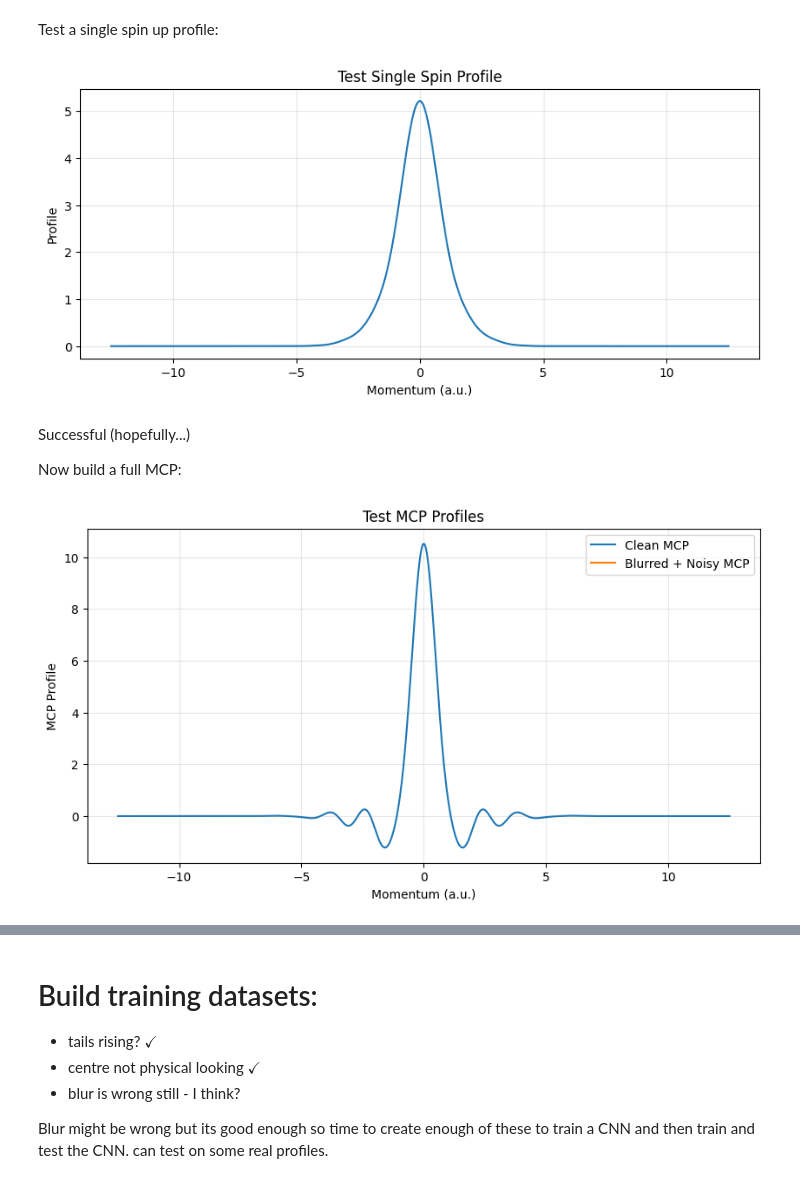
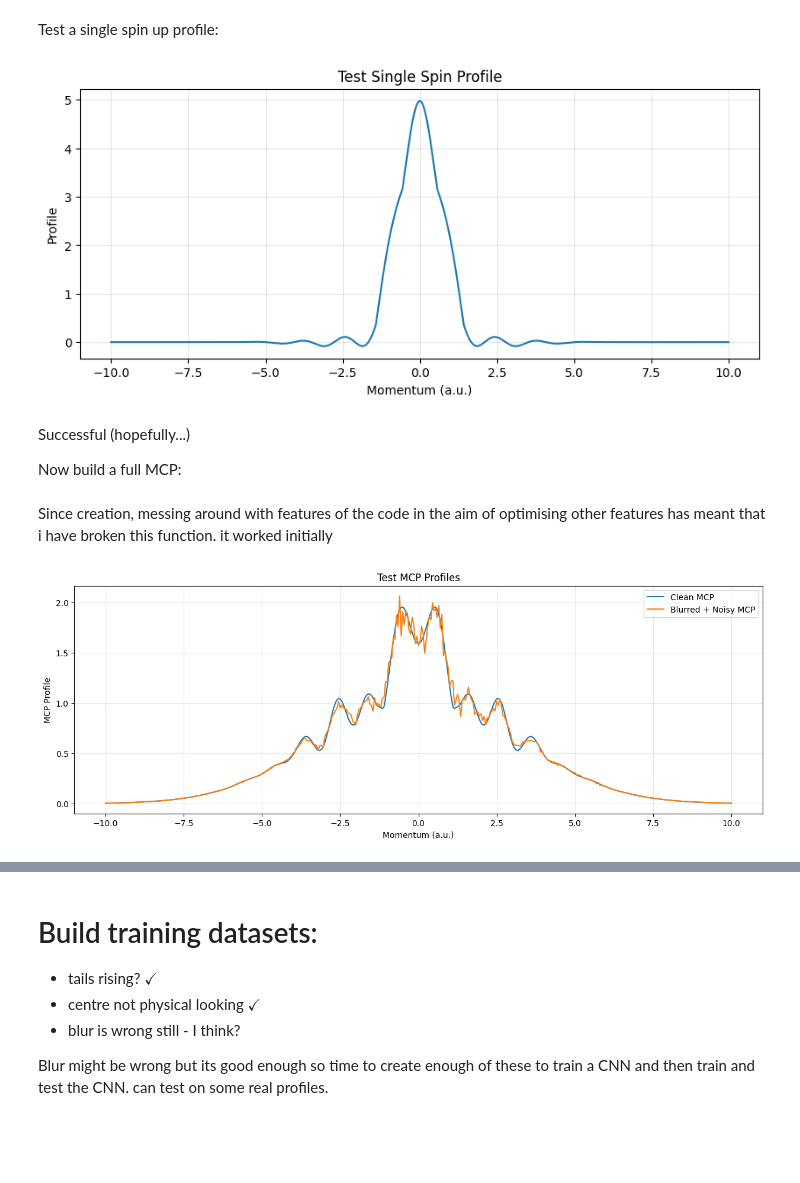
Before and after one commit to jpjharg/DISS, a Jupyter notebook: sytheticMCP.ipynb, the cells around one changed output, grey strips where cells are left out. Cells and saved outputs as stored; diff of their text form; code cells hidden in the pictures; blank space fills up the shorter version.

Commit message:
Synethic MCP file fixes and fit_MCP building using  curve_fit functions

```diff
--- a/sytheticMCP.ipynb
+++ b/sytheticMCP.ipynb
@@ -26,19 +26,19 @@ spin_asymm = 0.8
 
 # experimental parameters
 t_count = 5e5
-res_fwhm = 0.35
+res_fwhm = 0.12
 err_scaling = 1
 
 # random parameters
-gauss_width_range = (0.3, 2.0)
+gauss_width_range = (0.3, 1.0)
 gauss_amp_range = (0.05, 1.0)
-parab_curv_range = (-2.5, -1.5)
+parab_curv_range = (0.5, 1.5)
 parab_offset_range = (1.5, 2.5)
 
 fermi_window_width = 2
 fermi_window_amp = 0.5
-fermi_scale_range = (0.1, 0.2)
-fermi_coeff_range = 0.3
+fermi_scale_range = (-2, -1.5)
+fermi_coeff_range = 0.2
 
 n_train = 200000
 n_test = 50000
@@ -56,7 +56,7 @@ def gaussian(x, width, amp):
 
 
 def parabola(x, vertex, curve, offset):
-    return offset + curve * (x - vertex) ** 2
+    return offset - curve * (x - vertex) ** 2
 
 
 def fourier_series(x, a_coeffs, b_coeffs, frequency, n=0):
@@ -207,13 +198,10 @@ def add_fermi_features(y, x, fermi_window, fermi_scale_range, fermi_coeff_range,
 Test a single spin up profile:
 # %%
 #Test...
-
-def generate_single_spin_profile(x, n_gauss, gauss_width_range, gauss_amp_range, parab_curv_range, parab_offset_range, fermi_scale_range, fermi_coeff_range, rng):
-    base_y , params = evaluate_base_model(x, n_gauss, gauss_width_range, gauss_amp_range, parab_curv_range, parab_offset_range,rng)
+def generate_single_spin_profile(x, n_gauss, gauss_width_range, gauss_amp_range, parab_curv_range, parab_offset_range,fermi_scale_range, fermi_coeff_range, rng):
+    base_y, params = evaluate_base_model(x, n_gauss, gauss_width_range, gauss_amp_range,parab_curv_range, parab_offset_range, rng)
     y_up = add_fermi_features(base_y, x, fermi_window, fermi_scale_range, fermi_coeff_range, rng)
-
     return y_up
-
 
 
 test_profile = generate_single_spin_profile(pz, n_gauss, gauss_width_range, gauss_amp_range, parab_curv_range, parab_offset_range, fermi_scale_range, fermi_coeff_range, rng)
@@ -226,7 +214,7 @@ plt.title('Test Single Spin Profile')
 plt.grid(True, alpha=0.3)
 plt.show()
 # %% [output]
-[figure, old version]
+[figure, new version]
 # %% [markdown]
 Successful (hopefully...)
 
@@ -297,57 +255,57 @@ def generate_mcp(x, n_gauss, gauss_width_range, gauss_amp_range,
+# %% [markdown]
+Since creation, messing around with features of the code in the aim of optimising other features has meant that i have broken this function. it worked initially
 # %%
-#Test...
+#grid parameters
+Npts = 401
+pz_min = -10
+pz_max = 10
 
-from matplotlib.pyplot import figure, plot
+# physical parameters
+n_gauss = 5
+fourier_order = 7
+spin_asymm = 0.8
 
-#grid parameters
-Npts = 2401
-pz_min = -12.5
-pz_max = 12.5
+# experimental parameters
+t_count = 5e5
+res_fwhm = 0.35
+err_scaling = 1
 
-# Physical parameters
-n_gauss = 4  # Real Ni shows 2-3 main peaks, not 5
-fourier_order = 5  # Increase for realistic fine oscillations (was 10)
-spin_asymm = 0.8  # Keep - realistic for magnetic materials
+# random parameters
+gauss_width_range = (0.3, 2.0)
+gauss_amp_range = (0.05, 0.5)
+parab_curv_range = (0.5, 1.5)
+parab_offset_range = (1.5, 2.5)
 
-# Experimental parameters
-t_count = 1e6  # Increase from 5e5 - reduces noise, clearer features
-res_fwhm = 0.12  # Reduce from 0.45 - less blur, model learns realistic deconvolution
-err_scaling = 1.2  # Slightly harder training data
-
-# Random parameters
-gauss_width_range = (0.4, 1.2)  # Narrower range - more realistic peak widths
-gauss_amp_range = (0.15, 0.7)  # Avoid tiny/huge peaks
-parab_curv_range = (-2.5, -1.5)  # Less extreme curvature
-parab_offset_range = (0.1, 0.6)  # Tighter range for consistency
-
-# Fermi parameters
-fermi_window_width = 5  # Keep
-fermi_window_amp = 1  # Keep
-fermi_scale_range = (0.2, 0.4)  # Keep
-fermi_coeff_range = 0.4  # Keep
+fermi_window_width = 2
+fermi_window_amp = 0.2
+fermi_scale_range = (-4, -3)
+fermi_coeff_range = 0.5
 
 n_train = 200000
 n_test = 50000
 
 pz = np.linspace(pz_min, pz_max, Npts)
 grid_spacing = np.abs(pz[1] - pz[0])
 res_sigma = res_fwhm / (2 * np.sqrt(2 * np.log(2))) / grid_spacing
+fermi_window = gaussian(pz, fermi_window_width, fermi_window_amp)
 
 rng = np.random.default_rng()
 
-mcp_clean, mcp_blur, mcp_noisy, mcp_blur_noisy = generate_mcp(pz, n_gauss, gauss_width_range, gauss_amp_range, parab_curv_range, parab_offset_range, fermi_scale_range, fermi_coeff_range, rng)
+from matplotlib.pyplot import figure, plot
 
-figure(figsize=(10, 5))
+mcp_clean, mcp_blur, mcp_noisy, mcp_blur_noisy = generate_mcp(pz, n_gauss, gauss_width_range, gauss_amp_range, parab_curv_range, parab_offset_range, fermi_scale_range, fermi_coeff_range, rng, spin_asymm = 0.8)
+
+figure(figsize=(15, 5))
 plot(pz, mcp_clean, label='Clean MCP')
 #plot(pz, mcp_blur, label='Blurred MCP')
 #plot(pz, mcp_noisy, label='Noisy MCP')
 plot(pz, mcp_blur_noisy, label='Blurred + Noisy MCP')
 plt.xlabel('Momentum (a.u.)')
 plt.ylabel('MCP Profile')
 #plt.ylim(0,0.2)
 plt.title('Test MCP Profiles')
 plt.legend()
 plt.grid(True, alpha=0.3)
 plt.show()
 # %% [output]
-[figure, old version]
+[figure, new version]
```
Also changed, not shown: parts of 17 cells of this notebook, 3 other files.
